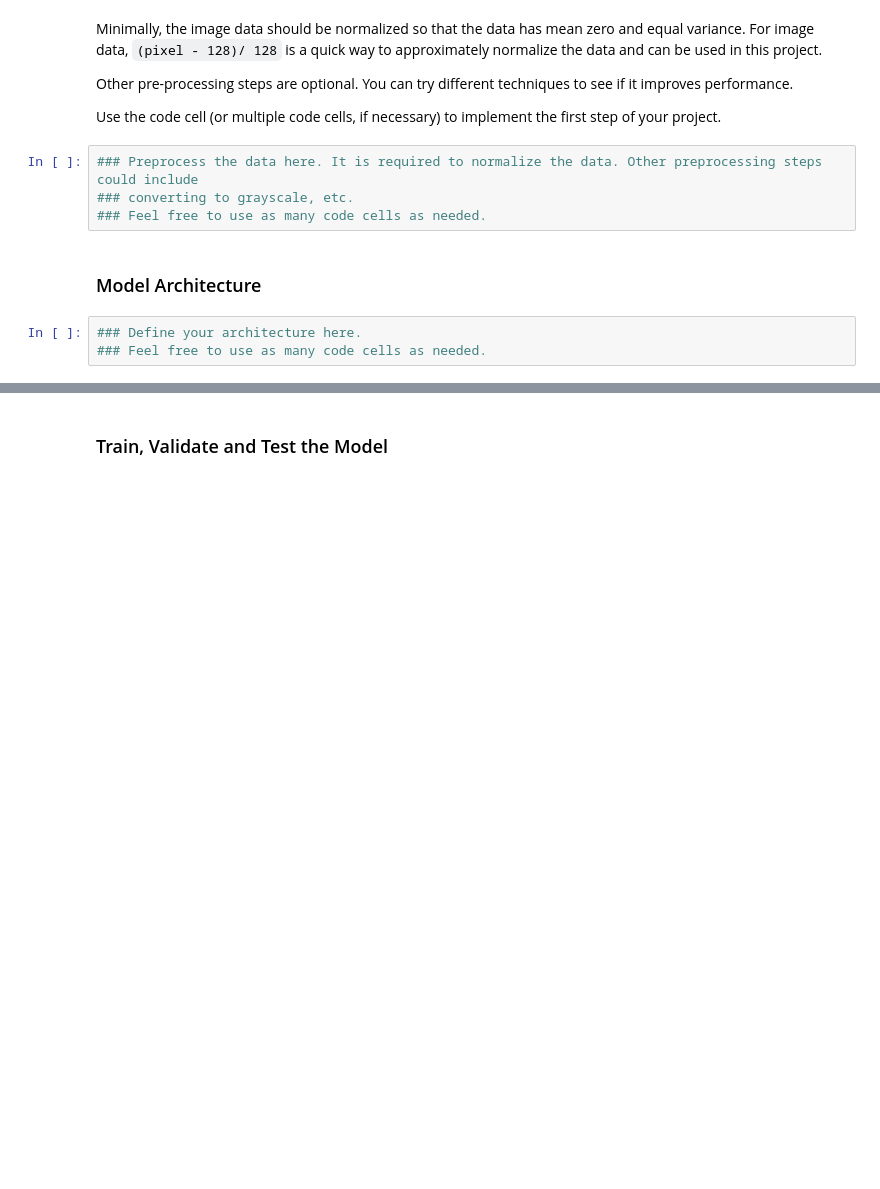
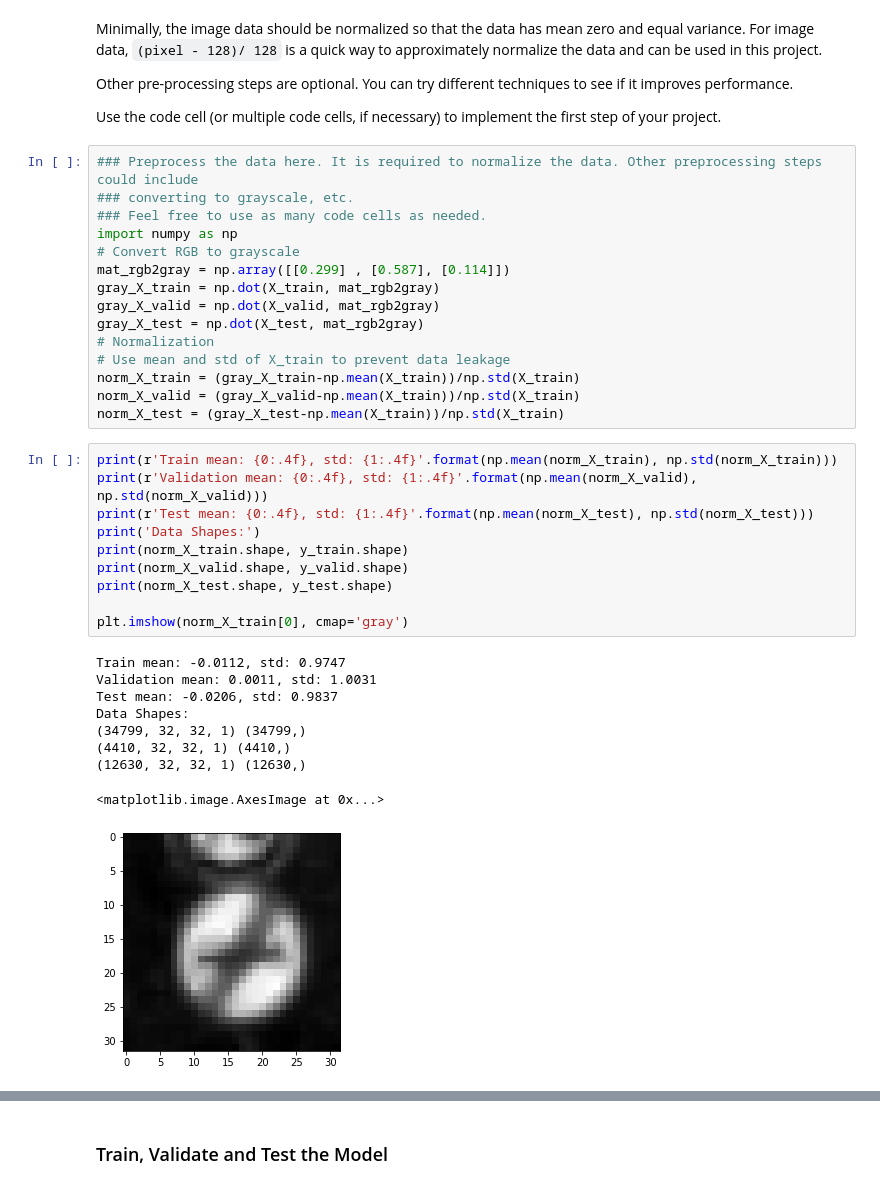
Before and after one commit to adidas9910/CarND-Traffic-Sign-Classifier-Project, a Jupyter notebook: Traffic_Sign_Classifier.ipynb, the cells around one changed output, grey strips where cells are left out. Cells and saved outputs as stored; diff of their text form; blank space fills up the shorter version.

```diff
--- a/Traffic_Sign_Classifier.ipynb
+++ b/Traffic_Sign_Classifier.ipynb
@@ -131,8 +133,34 @@ Use the code cell (or multiple code cells, if necessary) to implement the first
 ### Preprocess the data here. It is required to normalize the data. Other preprocessing steps could include
 ### converting to grayscale, etc.
 ### Feel free to use as many code cells as needed.
+import numpy as np
+# Convert RGB to grayscale
+mat_rgb2gray = np.array([[0.299] , [0.587], [0.114]])
+gray_X_train = np.dot(X_train, mat_rgb2gray)
+gray_X_valid = np.dot(X_valid, mat_rgb2gray)
+gray_X_test = np.dot(X_test, mat_rgb2gray)
+# Normalization
+# Use mean and std of X_train to prevent data leakage
+norm_X_train = (gray_X_train-np.mean(X_train))/np.std(X_train)
+norm_X_valid = (gray_X_valid-np.mean(X_train))/np.std(X_train)
+norm_X_test = (gray_X_test-np.mean(X_train))/np.std(X_train)
-# %% [markdown]
-### Model Architecture
-# %%
-### Define your architecture here.
-### Feel free to use as many code cells as needed.
+# %%
+print(r'Train mean: {0:.4f}, std: {1:.4f}'.format(np.mean(norm_X_train), np.std(norm_X_train)))
+print(r'Validation mean: {0:.4f}, std: {1:.4f}'.format(np.mean(norm_X_valid), np.std(norm_X_valid)))
+print(r'Test mean: {0:.4f}, std: {1:.4f}'.format(np.mean(norm_X_test), np.std(norm_X_test)))
+print('Data Shapes:')
+print(norm_X_train.shape, y_train.shape)
+print(norm_X_valid.shape, y_valid.shape)
+print(norm_X_test.shape, y_test.shape)
+
+plt.imshow(norm_X_train[0], cmap='gray')
+# %% [output]
+Train mean: -0.0112, std: 0.9747
+Validation mean: 0.0011, std: 1.0031
+Test mean: -0.0206, std: 0.9837
+Data Shapes:
+(34799, 32, 32, 1) (34799,)
+(4410, 32, 32, 1) (4410,)
+(12630, 32, 32, 1) (12630,)
+<matplotlib.image.AxesImage at 0x...>
+[figure, added]
```
Also changed, not shown: parts of 10 cells of this notebook, 11 other files.
